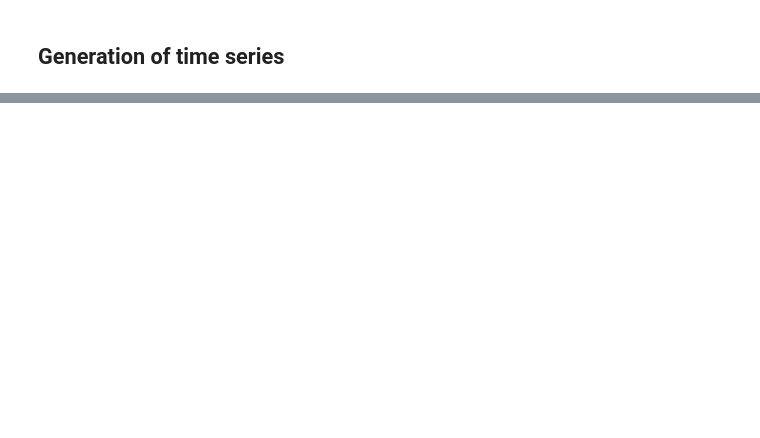
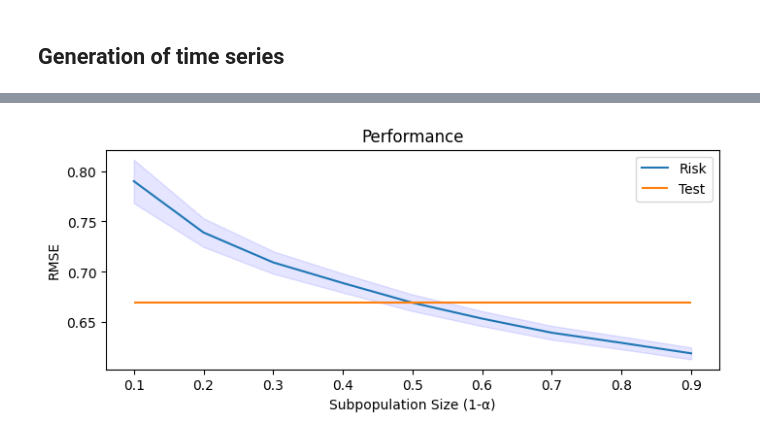
Before and after one commit to airi-industrial-ai/ec23-tutorial, a Jupyter notebook: notebooks/tutorial_part2.ipynb, the cells around one changed output, grey strips where cells are left out. Saved outputs shown, nothing was run; the diff lists cells and outputs as text; code cells hidden in the pictures; blank space fills up the shorter version.

```diff
--- a/notebooks/tutorial_part2.ipynb
+++ b/notebooks/tutorial_part2.ipynb
@@ -61,0 +328,8 @@ from ectutorial.gen_models import TCNGANModule
+# %%
+immutable = ['hour', 'mnth', 'dow', 'dom']
+mutable = ['MUFL', 'HUFL', 'HULL', 'OT-1', 'MULL', 'LULL', 'LUFL']
+
+mn_log, lb_log, ub_log = calculate_worst_case_risk(err_fake, X_fake, immutable, mutable)
+plot_risk(mn_log, lb_log, ub_log, err_test)
+# %% [output]
+[figure, added]
```
Also changed, not shown: parts of 34 cells of this notebook.
